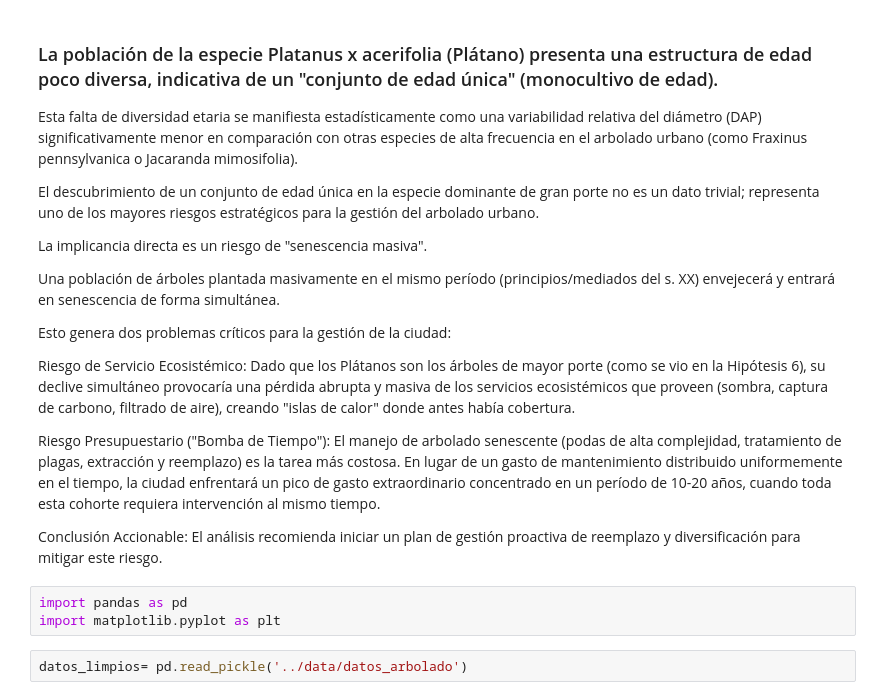
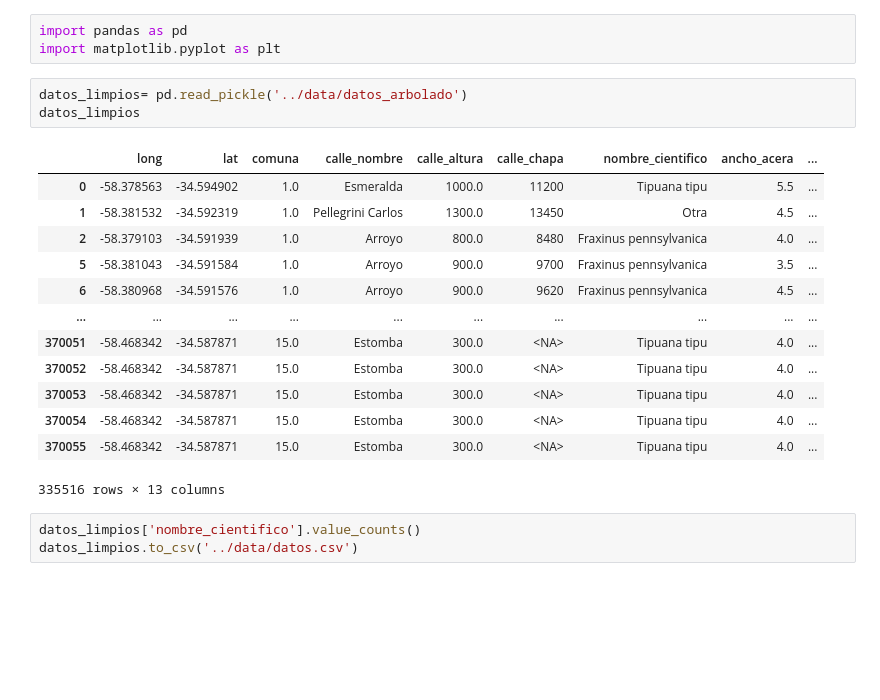
Before and after one commit to LautaroBarraza/TP-Ciencia-De-Datos-Grupo14, a Jupyter notebook: notebooks/hipotesis_platano.ipynb, the cells around one changed output. Saved outputs shown, nothing was run; the diff lists cells and outputs as text; blank space fills up the shorter version.

```diff
--- a/notebooks/hipotesis_platano.ipynb
+++ b/notebooks/hipotesis_platano.ipynb
@@ -1,26 +1,26 @@
-# %% [markdown]
-### La población de la especie Platanus x acerifolia (Plátano) presenta una estructura de edad poco diversa, indicativa de un "conjunto de edad única" (monocultivo de edad).
-
-Esta falta de diversidad etaria se manifiesta estadísticamente como una variabilidad relativa del diámetro (DAP) significativamente menor en comparación con otras especies de alta frecuencia en el arbolado urbano (como Fraxinus pennsylvanica o Jacaranda mimosifolia).
-
-El descubrimiento de un conjunto de edad única en la especie dominante de gran porte no es un dato trivial; representa uno de los mayores riesgos estratégicos para la gestión del arbolado urbano.
-
-La implicancia directa es un riesgo de "senescencia masiva".
-
-Una población de árboles plantada masivamente en el mismo período (principios/mediados del s. XX) envejecerá y entrará en senescencia de forma simultánea.
-
-Esto genera dos problemas críticos para la gestión de la ciudad:
-
-Riesgo de Servicio Ecosistémico: Dado que los Plátanos son los árboles de mayor porte (como se vio en la Hipótesis 6), su declive simultáneo provocaría una pérdida abrupta y masiva de los servicios ecosistémicos que proveen (sombra, captura de carbono, filtrado de aire), creando "islas de calor" donde antes había cobertura.
-
-Riesgo Presupuestario ("Bomba de Tiempo"): El manejo de arbolado senescente (podas de alta complejidad, tratamiento de plagas, extracción y reemplazo) es la tarea más costosa. En lugar de un gasto de mantenimiento distribuido uniformemente en el tiempo, la ciudad enfrentará un pico de gasto extraordinario concentrado en un período de 10-20 años, cuando toda esta cohorte requiera intervención al mismo tiempo.
-
-Conclusión Accionable: El análisis recomienda iniciar un plan de gestión proactiva de reemplazo y diversificación para mitigar este riesgo.
 # %%
 import pandas as pd
 import matplotlib.pyplot as plt
 # %%
 datos_limpios= pd.read_pickle('../data/datos_arbolado')
+datos_limpios
+# %% [output]
+|  | long | lat | comuna | calle_nombre | calle_altura | calle_chapa | nombre_cientifico | ancho_acera | ... |
+| 0 | -58.378563 | -34.594902 | 1.0 | Esmeralda | 1000.0 | 11200 | Tipuana tipu | 5.5 | ... |
+| 1 | -58.381532 | -34.592319 | 1.0 | Pellegrini Carlos | 1300.0 | 13450 | Otra | 4.5 | ... |
+| 2 | -58.379103 | -34.591939 | 1.0 | Arroyo | 800.0 | 8480 | Fraxinus pennsylvanica | 4.0 | ... |
+| 5 | -58.381043 | -34.591584 | 1.0 | Arroyo | 900.0 | 9700 | Fraxinus pennsylvanica | 3.5 | ... |
+| 6 | -58.380968 | -34.591576 | 1.0 | Arroyo | 900.0 | 9620 | Fraxinus pennsylvanica | 4.5 | ... |
+| ... | ... | ... | ... | ... | ... | ... | ... | ... | ... |
+| 370051 | -58.468342 | -34.587871 | 15.0 | Estomba | 300.0 | <NA> | Tipuana tipu | 4.0 | ... |
+| 370052 | -58.468342 | -34.587871 | 15.0 | Estomba | 300.0 | <NA> | Tipuana tipu | 4.0 | ... |
+| 370053 | -58.468342 | -34.587871 | 15.0 | Estomba | 300.0 | <NA> | Tipuana tipu | 4.0 | ... |
+| 370054 | -58.468342 | -34.587871 | 15.0 | Estomba | 300.0 | <NA> | Tipuana tipu | 4.0 | ... |
+| 370055 | -58.468342 | -34.587871 | 15.0 | Estomba | 300.0 | <NA> | Tipuana tipu | 4.0 | ... |
+335516 rows × 13 columns
+# %%
+datos_limpios['nombre_cientifico'].value_counts()
+datos_limpios.to_csv('../data/datos.csv')
 # %%
 datos_limpios.head()
 # %% [output]
```
Also changed, not shown: parts of 8 cells of this notebook, 12 other files.
